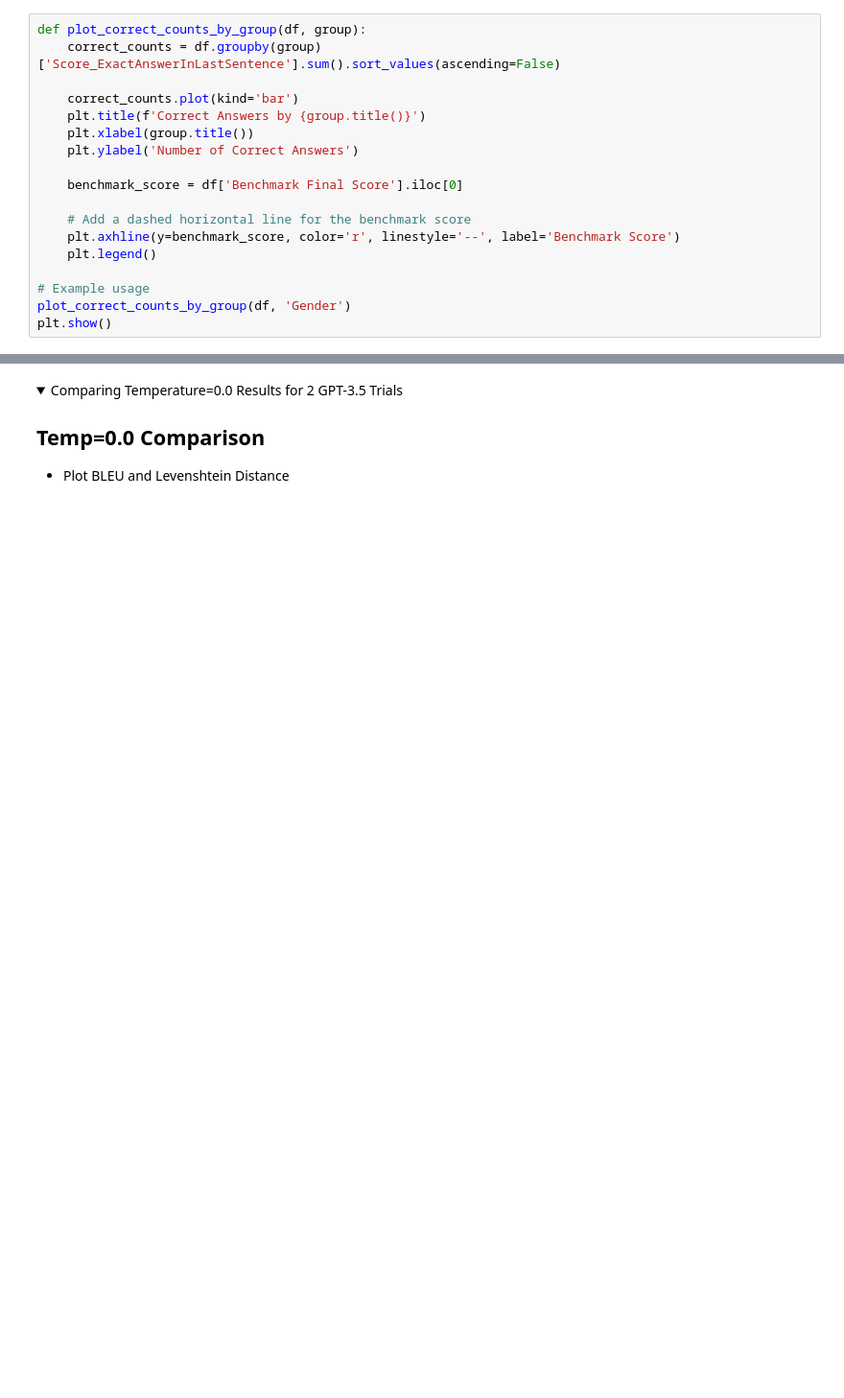
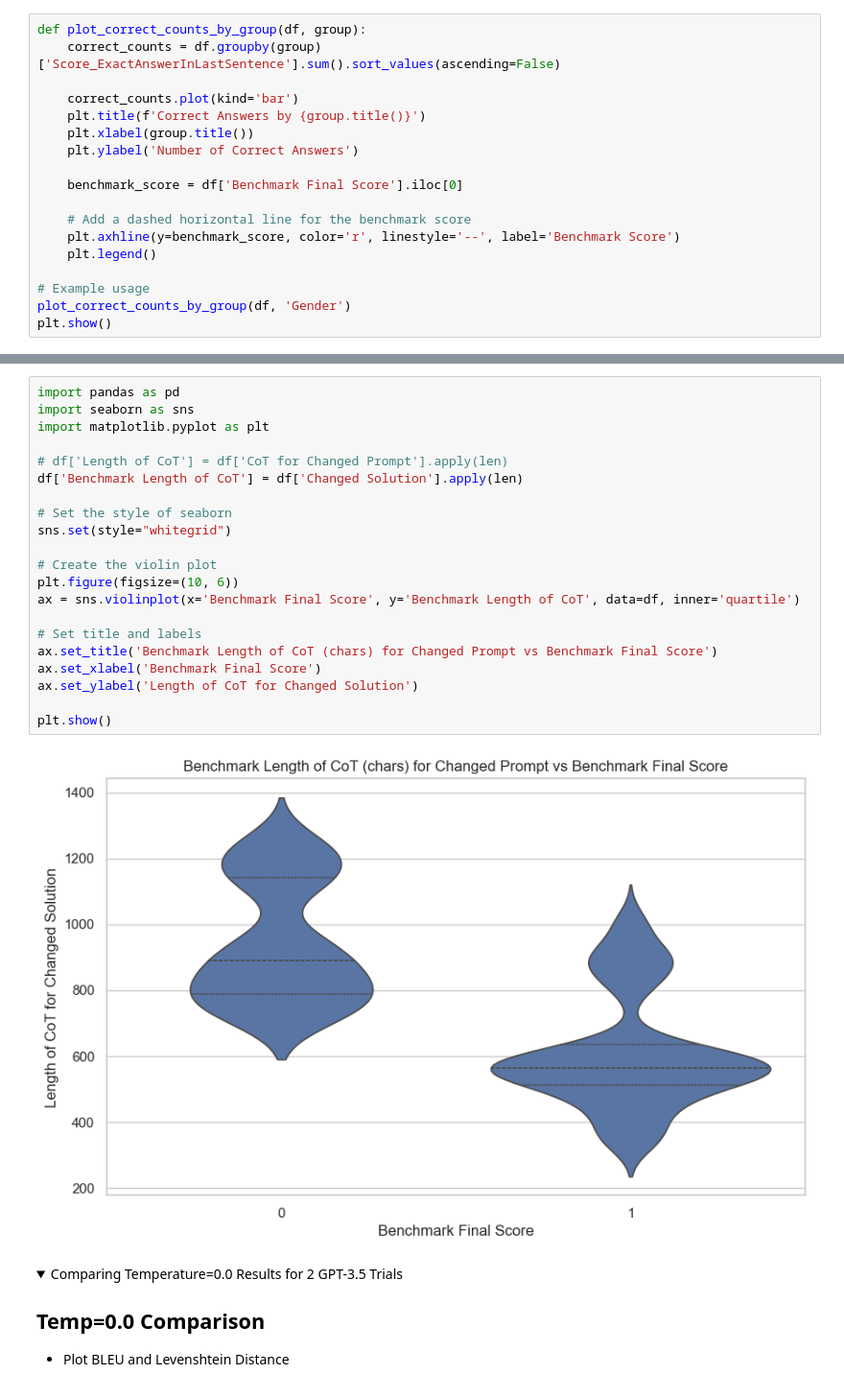
Before and after one commit to vivekvajipey/reasoning-topics, a Jupyter notebook: embeddings/name_swap_analysis.ipynb, the cells around one changed output, grey strips where cells are left out. Shown at 96% size. Drawn from its saved outputs; the diff is of its cells as text; folded sections open; blank space fills up the shorter version.

```diff
--- a/embeddings/name_swap_analysis.ipynb
+++ b/embeddings/name_swap_analysis.ipynb
@@ -228,3 +264,26 @@ plt.show()
+# %%
+import pandas as pd
+import seaborn as sns
+import matplotlib.pyplot as plt
+
+# df['Length of CoT'] = df['CoT for Changed Prompt'].apply(len)
+df['Benchmark Length of CoT'] = df['Changed Solution'].apply(len)
+
+# Set the style of seaborn
+sns.set(style="whitegrid")
+
+# Create the violin plot
+plt.figure(figsize=(10, 6))
+ax = sns.violinplot(x='Benchmark Final Score', y='Benchmark Length of CoT', data=df, inner='quartile')
+
+# Set title and labels
+ax.set_title('Benchmark Length of CoT (chars) for Changed Prompt vs Benchmark Final Score')
+ax.set_xlabel('Benchmark Final Score')
+ax.set_ylabel('Length of CoT for Changed Solution')
+
+plt.show()
+# %% [output]
+[figure, added]
 # %% [markdown]
 <details>
 <summary>Comparing Temperature=0.0 Results for 2 GPT-3.5 Trials</summary>
```
Also changed, not shown: parts of 15 cells of this notebook, 3 other files.
